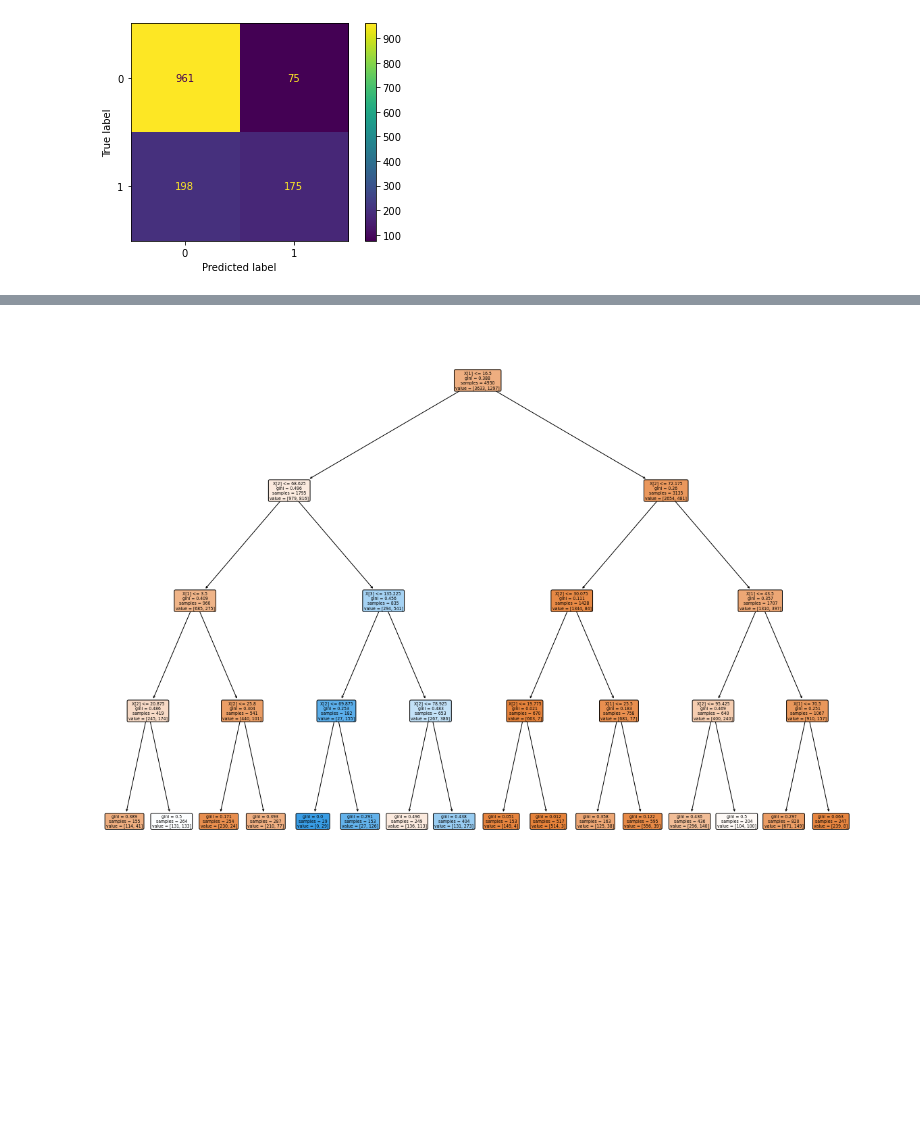
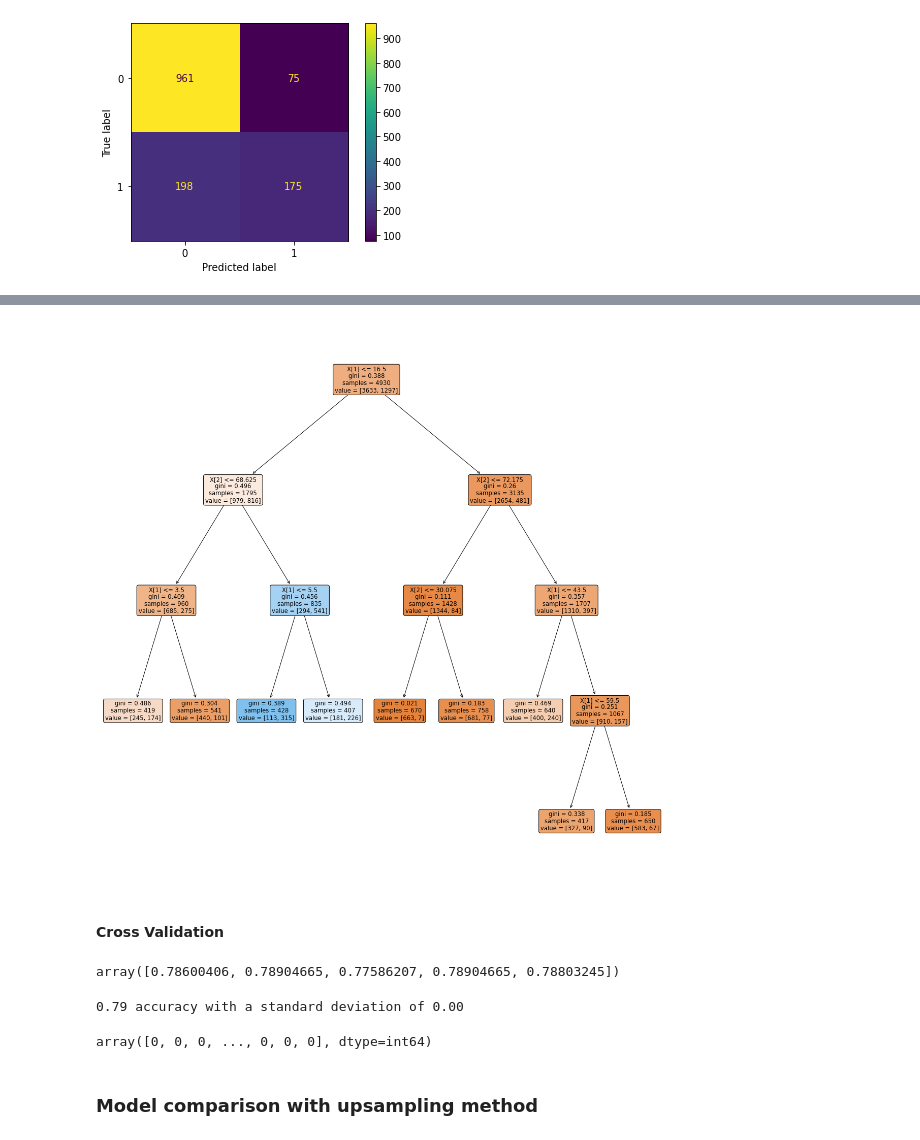
Before and after one commit to msantanarod/IronMercedes, a Jupyter notebook: Case study/Classification Case Study/Customer Churn Case Study- Classification.ipynb, the cells around one changed output, grey strips where cells are left out. Drawn from its saved outputs; the diff is of its cells as text; code cells hidden in the pictures; blank space fills up the shorter version.

```diff
--- a/Case study/Classification Case Study/Customer Churn Case Study- Classification.ipynb
+++ b/Case study/Classification Case Study/Customer Churn Case Study- Classification.ipynb
@@ -251,8 +264,9 @@ X_train, X_test, y_train, y_test = train_test_split(X, Y, test_size=0.30, random
 
 # Bear in mind that sklearn uses a different function for decission trees used for
 # classification ( to predict a categorical feature ): DecisionTreeClassifier()
-dt = DecisionTreeClassifier(max_depth=4)
-
+dt = DecisionTreeClassifier(min_samples_leaf=400,max_depth=4)# min_samples_leaf nos indica la cantidad minima de elementos que estarán incluidos en la leaf final
+                                                            # min_samples_leaf es una buena medida para evitar el overfeeting en el modelo.
+                                                            # en el modelo de regression usamos Lasso o Ridge para evitar el overfeeting
 dt.fit(X_train, y_train)
 
 y_pred_train_dt = dt.predict(X_train)
@@ -297,7 +311,25 @@ Confusion matrix for the test set
 # %%
-fig, axes = plt.subplots(nrows = 1,ncols = 1,figsize = (20,15))
+fig, axes = plt.subplots(nrows = 1,ncols = 1,figsize = (20,20))
 
 plot_tree(dt,filled = True, rounded=True)
 plt.show()
 # %% [output]
-[figure, old version]
+[figure, new version]
+# %% [markdown]
+#### Cross Validation
+# %%
+scores=cross_val_score(dt, X_train, y_train, cv=5)
+scores
+# %% [output]
+array([0.78600406, 0.78904665, 0.77586207, 0.78904665, 0.78803245])
+# %%
+print("%0.2f accuracy with a standard deviation of %0.2f" % (scores.mean(), scores.std()))
+# %% [output]
+0.79 accuracy with a standard deviation of 0.00
+# %%
+y_pred = cross_val_predict(dt, X_test, y_test, cv=5)
+y_pred
+# %% [output]
+array([0, 0, 0, ..., 0, 0, 0], dtype=int64)
+# %% [markdown]
+### Model comparison with upsampling method
```
Also changed, not shown: parts of 43 cells of this notebook.
